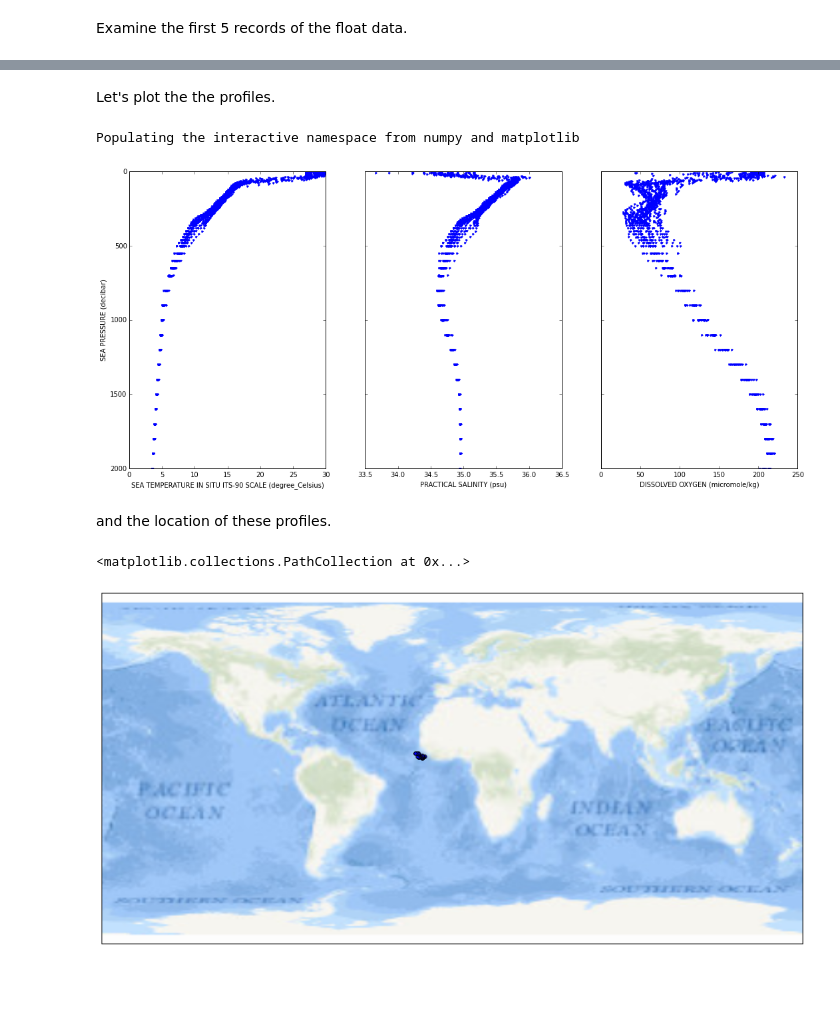
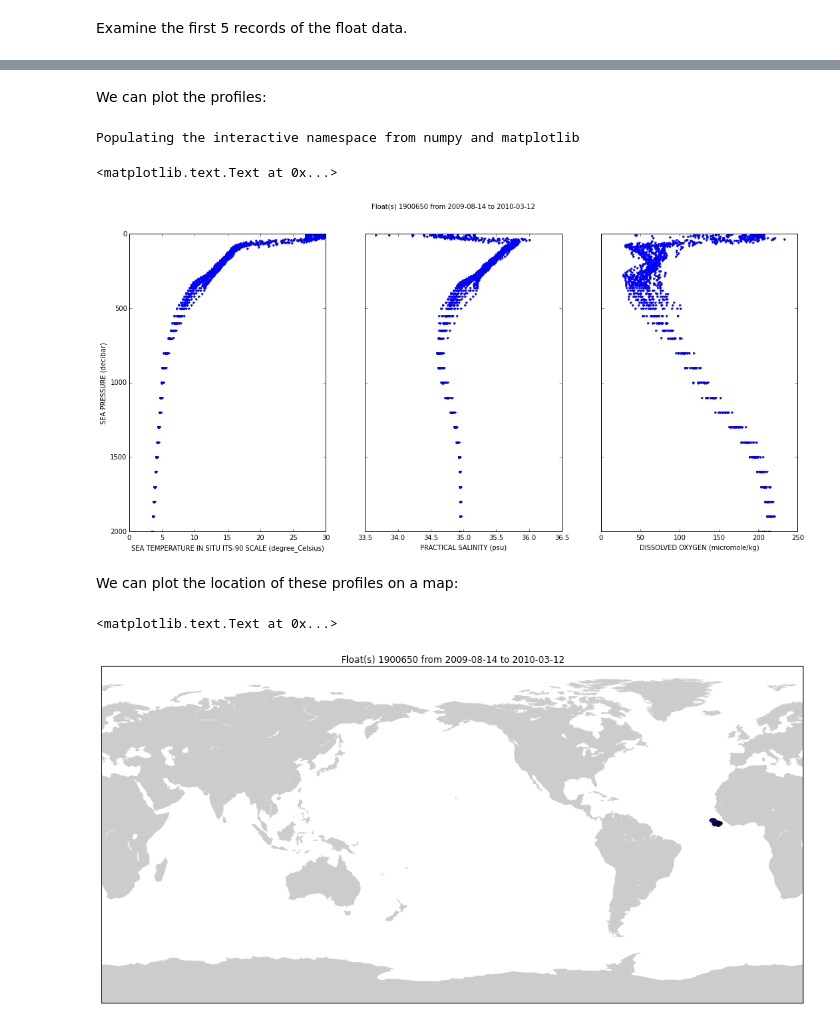
Before and after one commit to biofloat/biofloat, a Jupyter notebook: notebooks/build_oxyfloat_cache.ipynb, the cells around one changed output, grey strips where cells are left out. Drawn from its saved outputs; the diff is of its cells as text; code cells hidden in the pictures; blank space fills up the shorter version.

Commit message:
Add profile plots and map plot. About done with this notebook. Addresses https://github.com/MBARIMike/oxyfloat/issues/1

```diff
--- a/notebooks/build_oxyfloat_cache.ipynb
+++ b/notebooks/build_oxyfloat_cache.ipynb
@@ -71,5 +65,6 @@ Now, whenever we need to get profile data our lookups for status and Data Assemb
 # %%
 %%time
+wmo_list = ['1900650']
 of.set_verbosity(0)
-df = of.get_float_dataframe('1900650', max_profiles=20)
+df = of.get_float_dataframe(wmo_list, max_profiles=20)
 # %% [output]
@@ -80,4 +75,4 @@ Profile data is also cached locally. To demonstrate, perform the same command as
 # %%
 %%time
-df = of.get_float_dataframe('1900650', max_profiles=20)
+df = of.get_float_dataframe(wmo_list, max_profiles=20)
 # %% [output]
@@ -96,0 +95,4 @@ df.head()
+# %%
+time_range = '{} to {}'.format(df['JULD'].min().strftime('%Y-%m-%d'),
+                               df['JULD'].max().strftime('%Y-%m-%d'))
+df.query('depth < 10')
@@ -97,31 +142,37 @@ df.head()
 # %% [markdown]
-Let's plot the the profiles.
+We can plot the profiles:
 # %%
 %pylab inline
 import pylab as plt
+# Parameter long_name and units copied from attributes in NetCDF files
 parms = {'TEMP_ADJUSTED': 'SEA TEMPERATURE IN SITU ITS-90 SCALE (degree_Celsius)',
          'PSAL_ADJUSTED': 'PRACTICAL SALINITY (psu)',
          'DOXY_ADJUSTED': 'DISSOLVED OXYGEN (micromole/kg)'}
 
 plt.rcParams['figure.figsize'] = (18.0, 8.0)
 fig, ax = plt.subplots(1, len(parms), sharey=True)
 ax[0].invert_yaxis()
 ax[0].set_ylabel('SEA PRESSURE (decibar)')
 
 for i, (p, label) in enumerate(parms.iteritems()):
     ax[i].set_xlabel(label)
     ax[i].plot(df[p], df['PRES_ADJUSTED'], '.')
+
+plt.suptitle('Float(s) ' + ' '.join(wmo_list) + ' from ' + time_range)
 # %% [output]
 Populating the interactive namespace from numpy and matplotlib
+<matplotlib.text.Text at 0x...>
-[figure, old version]
+[figure, new version]
 # %% [markdown]
-and the location of these profiles.
+We can plot the location of these profiles on a map:
 # %%
 from mpl_toolkits.basemap import Basemap
 
-m = Basemap(projection='cyl')
-m.arcgisimage(server='http://services.arcgisonline.com/ArcGIS', service='Ocean_Basemap')
-m.scatter(df['LONGITUDE'].unique(), df['LATITUDE'].unique())
+m = Basemap(llcrnrlon=15, llcrnrlat=-90, urcrnrlon=390, urcrnrlat=90, projection='cyl')
+m.fillcontinents(color='0.8')
+
+m.scatter(df['LONGITUDE'].unique(), df['LATITUDE'].unique(), latlon=True)
+plt.title('Float(s) ' + ' '.join(wmo_list) + ' from ' + time_range)
 # %% [output]
-<matplotlib.collections.PathCollection at 0x...>
+<matplotlib.text.Text at 0x...>
-[figure, old version]
+[figure, new version]
```
Also changed, not shown: parts of 16 cells of this notebook.
